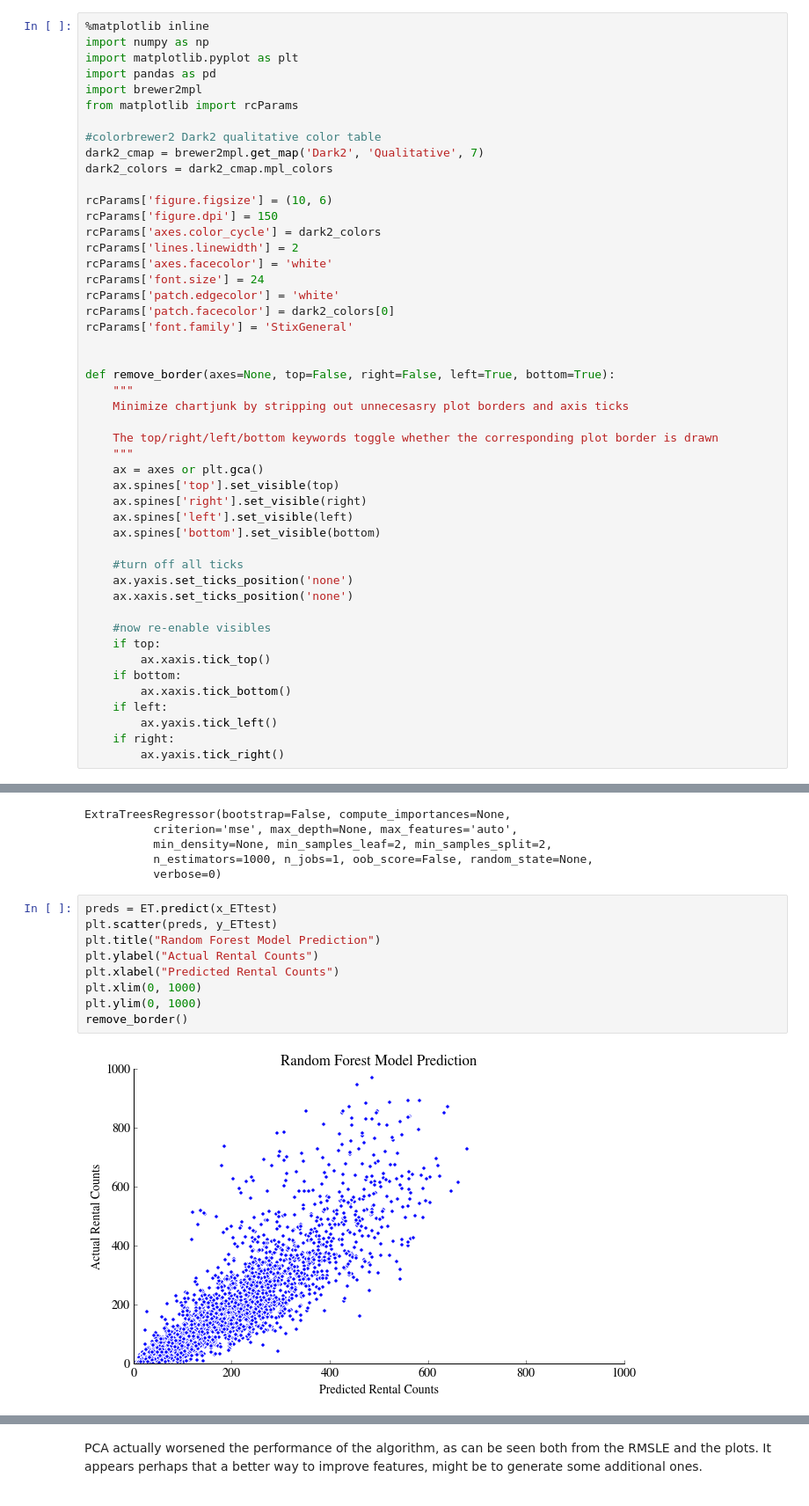
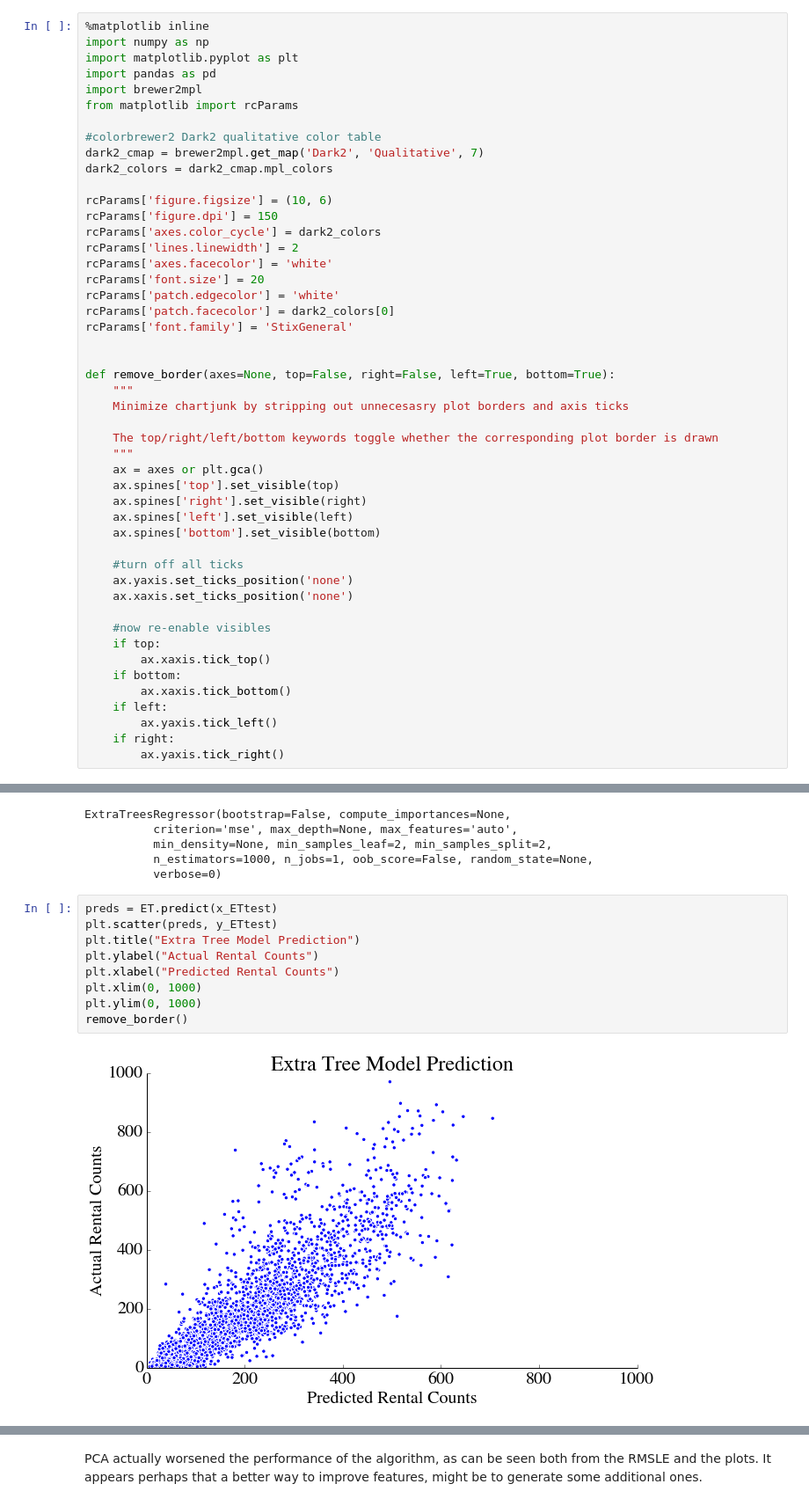
Before and after one commit to fraser-campbell/Machine-Learning-Projects, a Jupyter notebook: Bike Sharing/Bike Sharing.ipynb, the cells around one changed output, grey strips where cells are left out. Shown at 88% size. Drawn from its saved outputs; the diff is of its cells as text.

```diff
--- a/Bike Sharing/Bike Sharing.ipynb
+++ b/Bike Sharing/Bike Sharing.ipynb
@@ -21,7 +21,7 @@ rcParams['figure.dpi'] = 150
 rcParams['axes.color_cycle'] = dark2_colors
 rcParams['lines.linewidth'] = 2
 rcParams['axes.facecolor'] = 'white'
-rcParams['font.size'] = 24
+rcParams['font.size'] = 20
 rcParams['patch.edgecolor'] = 'white'
 rcParams['patch.facecolor'] = dark2_colors[0]
 rcParams['font.family'] = 'StixGeneral'
@@ -838,14 +839,14 @@ ExtraTreesRegressor(bootstrap=False, compute_importances=None,
 # %%
 preds = ET.predict(x_ETtest)
 plt.scatter(preds, y_ETtest)
-plt.title("Random Forest Model Prediction")
+plt.title("Extra Tree Model Prediction")
 plt.ylabel("Actual Rental Counts")
 plt.xlabel("Predicted Rental Counts")
 plt.xlim(0, 1000)
 plt.ylim(0, 1000)
 remove_border()
 # %% [output]
-[figure, old version]
+[figure, new version]
 # %%
 #Root Mean Squared Logarithmic Error (RMSLE)
 print "Root Mean Squared Logarithmic Error Train: ", rmsele(ET.predict(x_ETtrain), y_ETtrain)
```
Also changed, not shown: parts of 4 cells of this notebook.
